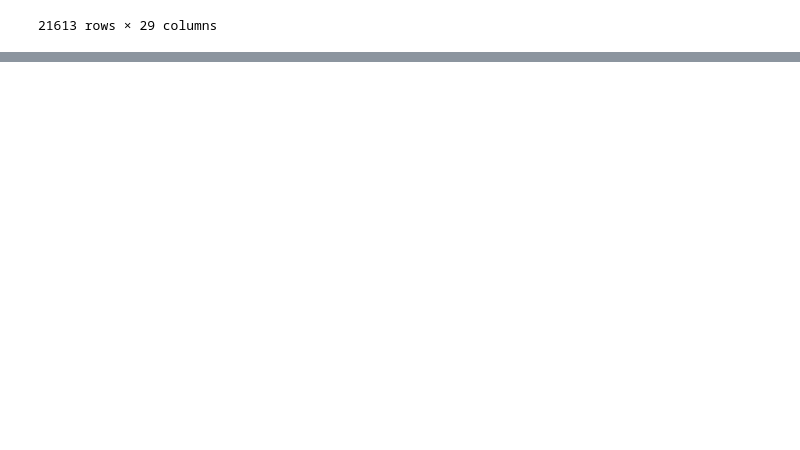
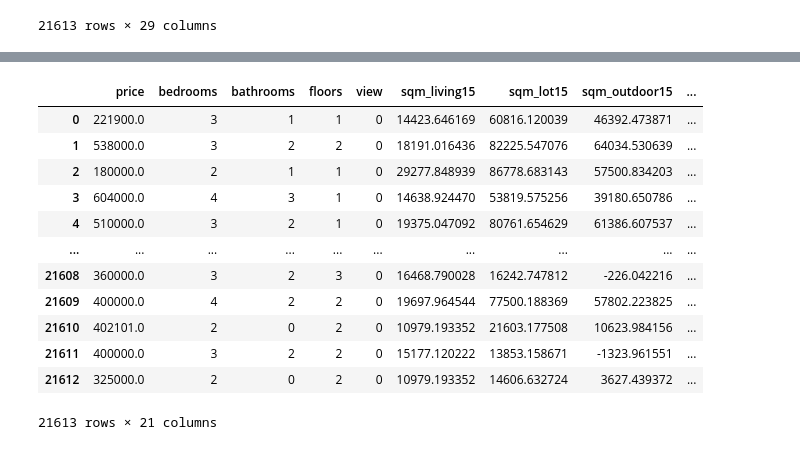
Before and after one commit to fabio-fiuza/king-county-real-estate-dashboard, a Jupyter notebook: notebooks/3.0-data-preparation.ipynb, the cells around one changed output, grey strips where cells are left out. Drawn from its saved outputs; the diff is of its cells as text; code cells hidden in the pictures; blank space fills up the shorter version.

Commit message:
finished data preparation

```diff
--- a/notebooks/3.0-data-preparation.ipynb
+++ b/notebooks/3.0-data-preparation.ipynb
@@ -552,0 +563,23 @@ transformed_house_data3
+# %%
+columns = [
+    'price', 'bedrooms', 'bathrooms', 'floors', 'view',
+    'sqm_living15', 'sqm_lot15', 'sqm_outdoor15', 'lot_living_ratio15',
+    'waterfront', 'condition', 'grade', 'renovated',
+    'yr_built', 'age_of_house',
+    'city', 'area_code', 'zipcode', 'dist_from_center', 'lat', 'long']
+
+transformed_house_data3[columns]
+# %% [output]
+|  | price | bedrooms | bathrooms | floors | view | sqm_living15 | sqm_lot15 | sqm_outdoor15 | ... |
+| 0 | 221900.0 | 3 | 1 | 1 | 0 | 14423.646169 | 60816.120039 | 46392.473871 | ... |
+| 1 | 538000.0 | 3 | 2 | 2 | 0 | 18191.016436 | 82225.547076 | 64034.530639 | ... |
+| 2 | 180000.0 | 2 | 1 | 1 | 0 | 29277.848939 | 86778.683143 | 57500.834203 | ... |
+| 3 | 604000.0 | 4 | 3 | 1 | 0 | 14638.924470 | 53819.575256 | 39180.650786 | ... |
+| 4 | 510000.0 | 3 | 2 | 1 | 0 | 19375.047092 | 80761.654629 | 61386.607537 | ... |
+| ... | ... | ... | ... | ... | ... | ... | ... | ... | ... |
+| 21608 | 360000.0 | 3 | 2 | 3 | 0 | 16468.790028 | 16242.747812 | -226.042216 | ... |
+| 21609 | 400000.0 | 4 | 2 | 2 | 0 | 19697.964544 | 77500.188369 | 57802.223825 | ... |
+| 21610 | 402101.0 | 2 | 0 | 2 | 0 | 10979.193352 | 21603.177508 | 10623.984156 | ... |
+| 21611 | 400000.0 | 3 | 2 | 2 | 0 | 15177.120222 | 13853.158671 | -1323.961551 | ... |
+| 21612 | 325000.0 | 2 | 0 | 2 | 0 | 10979.193352 | 14606.632724 | 3627.439372 | ... |
+21613 rows × 21 columns
```
Also changed, not shown: parts of 3 cells of this notebook, 1 other file.
